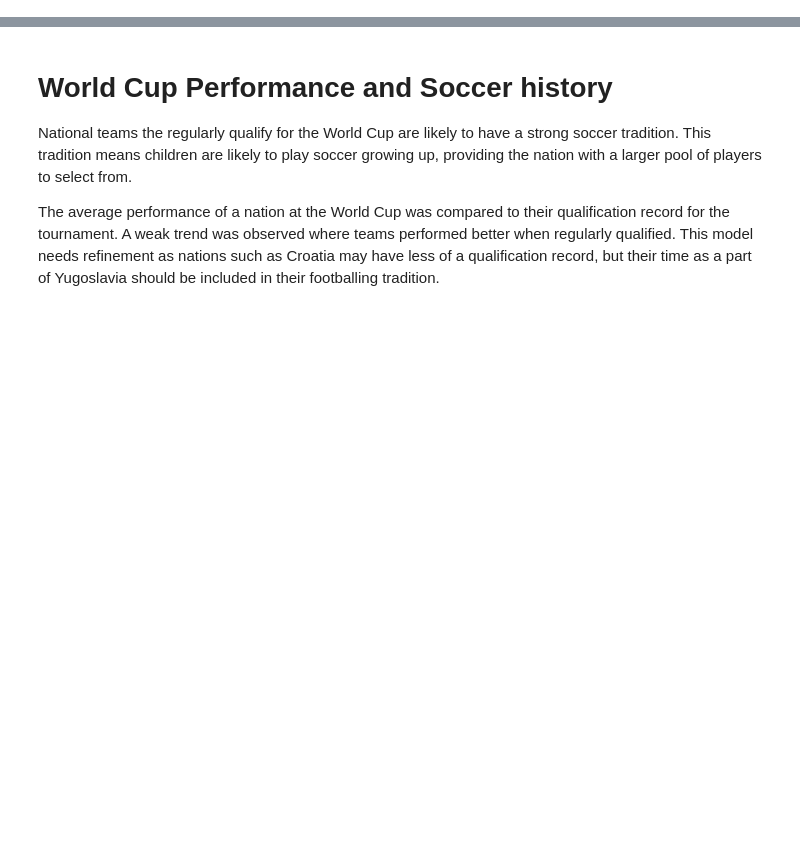
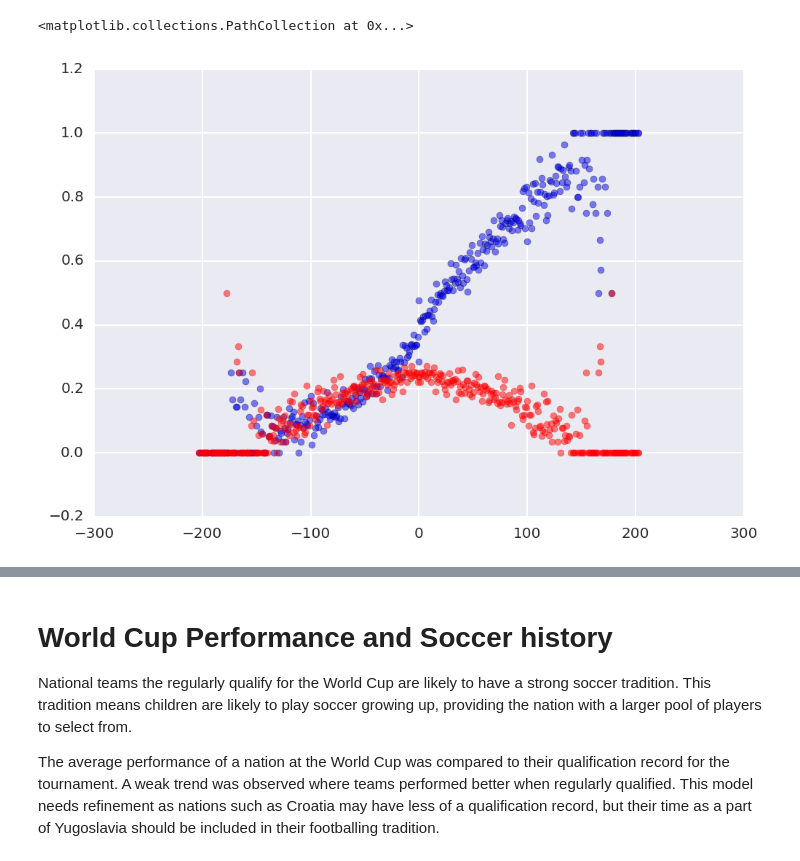
Before and after one commit to pierrelb/dataIncProj, a Jupyter notebook: soccerData.ipynb, the cells around one changed output, grey strips where cells are left out. Saved outputs shown, nothing was run; the diff lists cells and outputs as text; code cells hidden in the pictures; blank space fills up the shorter version.

```diff
--- a/soccerData.ipynb
+++ b/soccerData.ipynb
@@ -35,0 +196,8 @@ df_club_elo = pd.read_csv("wc_elo.csv")
+# %%
+plt.scatter(higher_rank_win.rank_diff_from_higher, higher_rank_win.prob, alpha=0.5)
+plt.scatter(lower_rank_win.rank_diff_from_higher*-1, lower_rank_win.prob, alpha=0.5)
+plt.scatter(draw.rank_diff_from_higher, draw.prob, alpha=0.5, color='red')
+plt.scatter(draw.rank_diff_from_higher*-1, draw.prob, alpha=0.5, color='red')
+# %% [output]
+<matplotlib.collections.PathCollection at 0x...>
+[figure, added]
```
Also changed, not shown: parts of 30 cells of this notebook.
